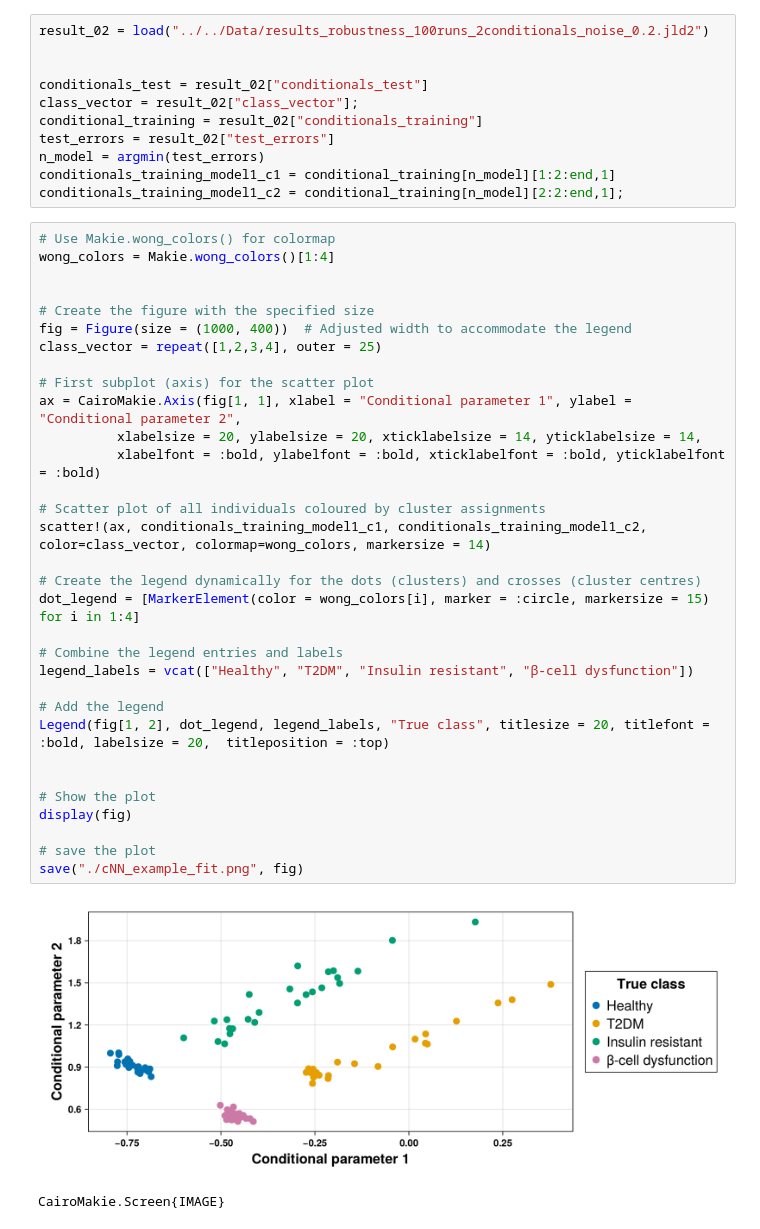
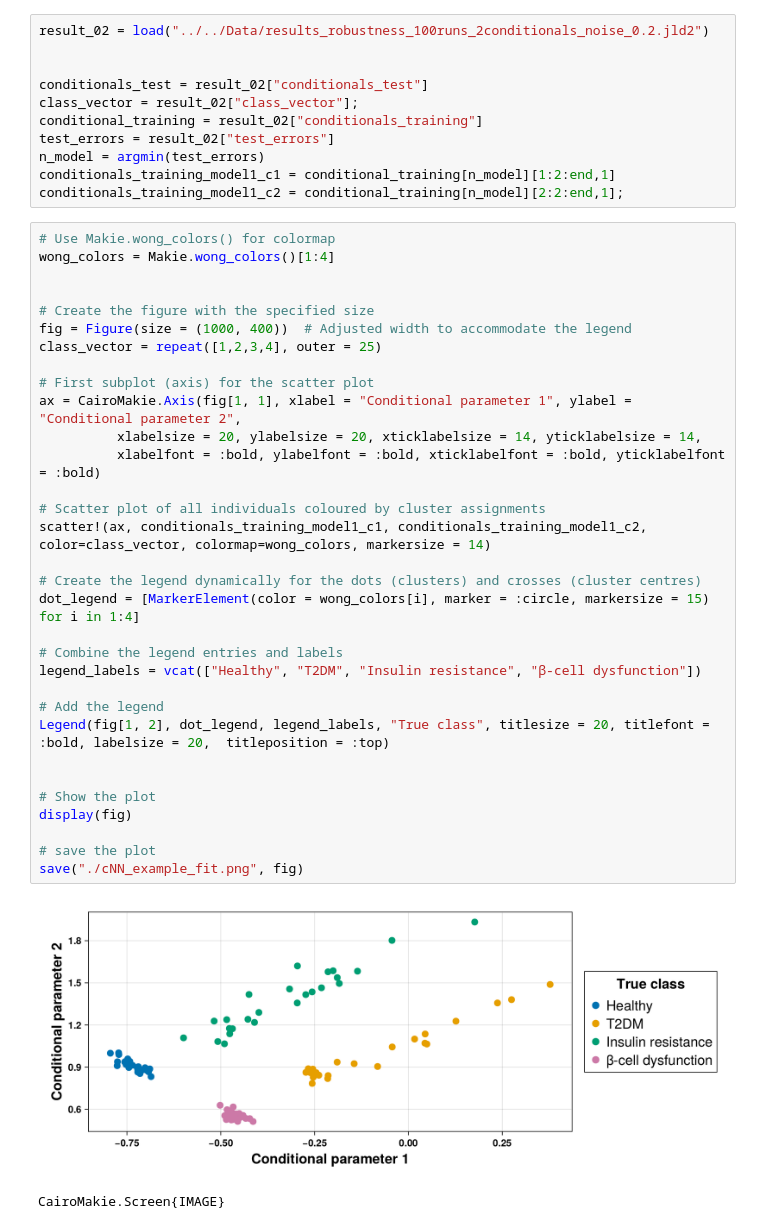
Before and after one commit to JDQuadt/EDES, a Jupyter notebook: Figures report/Results/Robustness/Visualise_cNN.ipynb, the cells around one changed output. Saved outputs shown, nothing was run; the diff lists cells and outputs as text.

Commit message:
Final figures

```diff
--- a/Figures report/Results/Robustness/Visualise_cNN.ipynb
+++ b/Figures report/Results/Robustness/Visualise_cNN.ipynb
@@ -46,33 +25,33 @@ conditionals_training_model1_c2 = conditional_training[n_model][2:2:end,1];
 wong_colors = Makie.wong_colors()[1:4]
 
 
 # Create the figure with the specified size
 fig = Figure(size = (1000, 400))  # Adjusted width to accommodate the legend
 class_vector = repeat([1,2,3,4], outer = 25)
 
 # First subplot (axis) for the scatter plot
 ax = CairoMakie.Axis(fig[1, 1], xlabel = "Conditional parameter 1", ylabel = "Conditional parameter 2",
           xlabelsize = 20, ylabelsize = 20, xticklabelsize = 14, yticklabelsize = 14,
           xlabelfont = :bold, ylabelfont = :bold, xticklabelfont = :bold, yticklabelfont = :bold)
 
 # Scatter plot of all individuals coloured by cluster assignments
 scatter!(ax, conditionals_training_model1_c1, conditionals_training_model1_c2, color=class_vector, colormap=wong_colors, markersize = 14)
 
 # Create the legend dynamically for the dots (clusters) and crosses (cluster centres)
 dot_legend = [MarkerElement(color = wong_colors[i], marker = :circle, markersize = 15) for i in 1:4]
 
 # Combine the legend entries and labels
-legend_labels = vcat(["Healthy", "T2DM", "Insulin resistant", "β-cell dysfunction"])
+legend_labels = vcat(["Healthy", "T2DM", "Insulin resistance", "β-cell dysfunction"])
 
 # Add the legend
 Legend(fig[1, 2], dot_legend, legend_labels, "True class", titlesize = 20, titlefont = :bold, labelsize = 20,  titleposition = :top)
 
 
 # Show the plot
 display(fig)
 
 # save the plot
 save("./cNN_example_fit.png", fig)
 # %% [output]
-[figure, old version]
+[figure, new version]
 CairoMakie.Screen{IMAGE}
```
Also changed, not shown: parts of 1 cell of this notebook, 19 other files.
